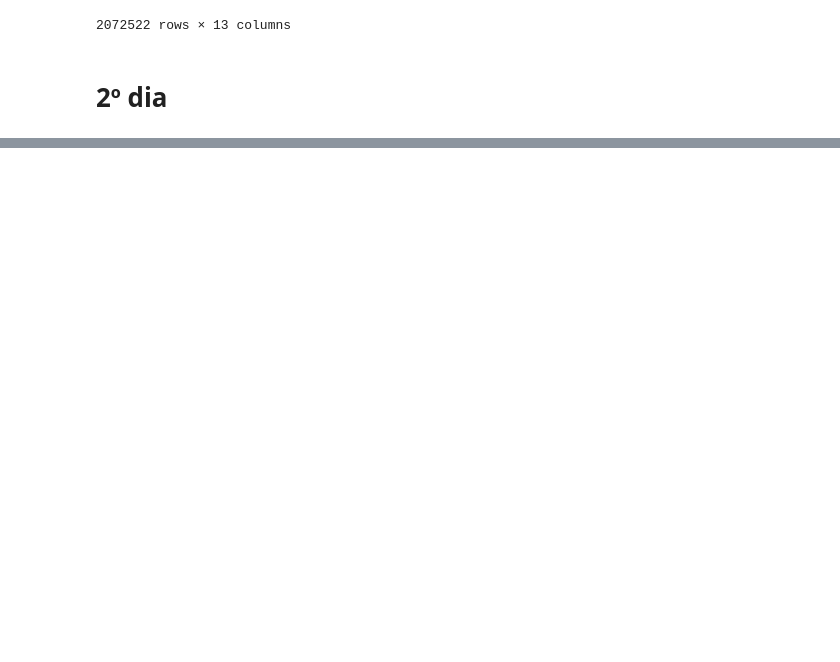
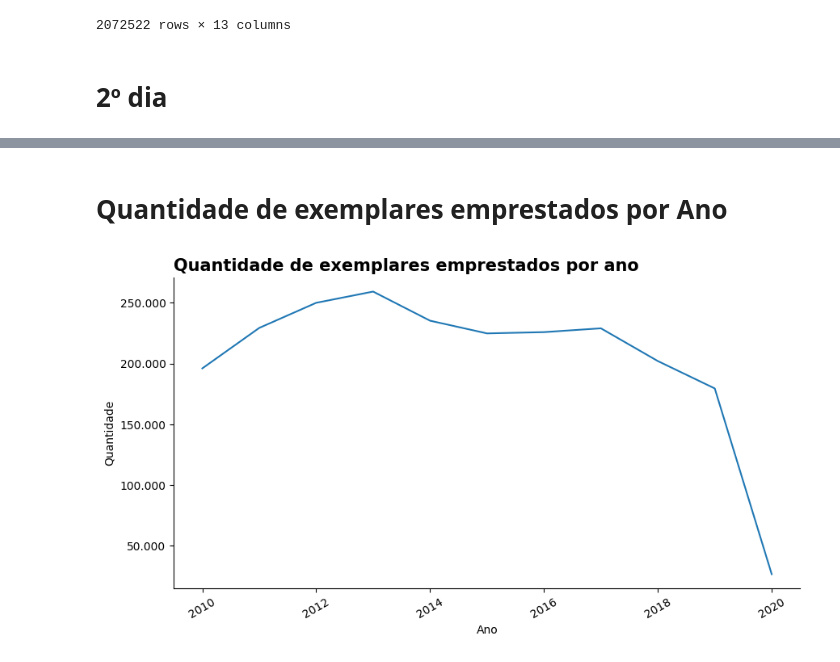
Before and after one commit to anacastrocc/-7DaysOfCode, a Jupyter notebook: _7DaysOfCode.ipynb, the cells around one changed output, grey strips where cells are left out. Drawn from its saved outputs; the diff is of its cells as text; code cells hidden in the pictures; blank space fills up the shorter version.

```diff
--- a/_7DaysOfCode.ipynb
+++ b/_7DaysOfCode.ipynb
@@ -234,0 +355,7 @@ emprestimos_acervo.head()
+# %%
+#Transformando o tipo de dado da coluna data_emprestimo em Datetime
+
+emprestimos_data = pd.DataFrame(emprestimos_completo['data_emprestimo'].value_counts()).reset_index()
+emprestimos_data.columns = ['data','quantidade']
+emprestimos_data['data'] = pd.to_datetime(emprestimos_data['data'])
+emprestimos_data
@@ -234,0 +376,4 @@ emprestimos_acervo.head()
+# %%
+emprestimos_data['ano'] = emprestimos_data['data'].dt.year
+emprestimos_por_ano = emprestimos_data.groupby('ano')['quantidade'].sum().reset_index()
+emprestimos_por_ano
@@ -234,0 +393,2 @@ emprestimos_acervo.head()
+# %% [markdown]
+# **Quantidade de exemplares emprestados por Ano**
@@ -234,0 +401,16 @@ emprestimos_acervo.head()
+# %%
+fig, ax = plt.subplots(figsize=(10, 5))
+
+ax.plot(emprestimos_por_ano['ano'], emprestimos_por_ano['quantidade'])
+ax.tick_params(axis= 'x', rotation=30)
+ax.set_title('Quantidade de exemplares emprestados por ano', fontsize=15, loc='left',weight='bold')
+ax.set_xlabel('Ano', fontsize=10)
+ax.spines['top'].set_visible(False)
+ax.spines['right'].set_visible(False)
+
+ax.set_ylabel('Quantidade', fontsize=10)
+ax.yaxis.set_major_formatter(ticker.FuncFormatter(lambda x, p: format(int(x), ',').replace(',','.')))
+
+plt.show()
+# %% [output]
+[figure, added]
```
Also changed, not shown: parts of 33 cells of this notebook.
